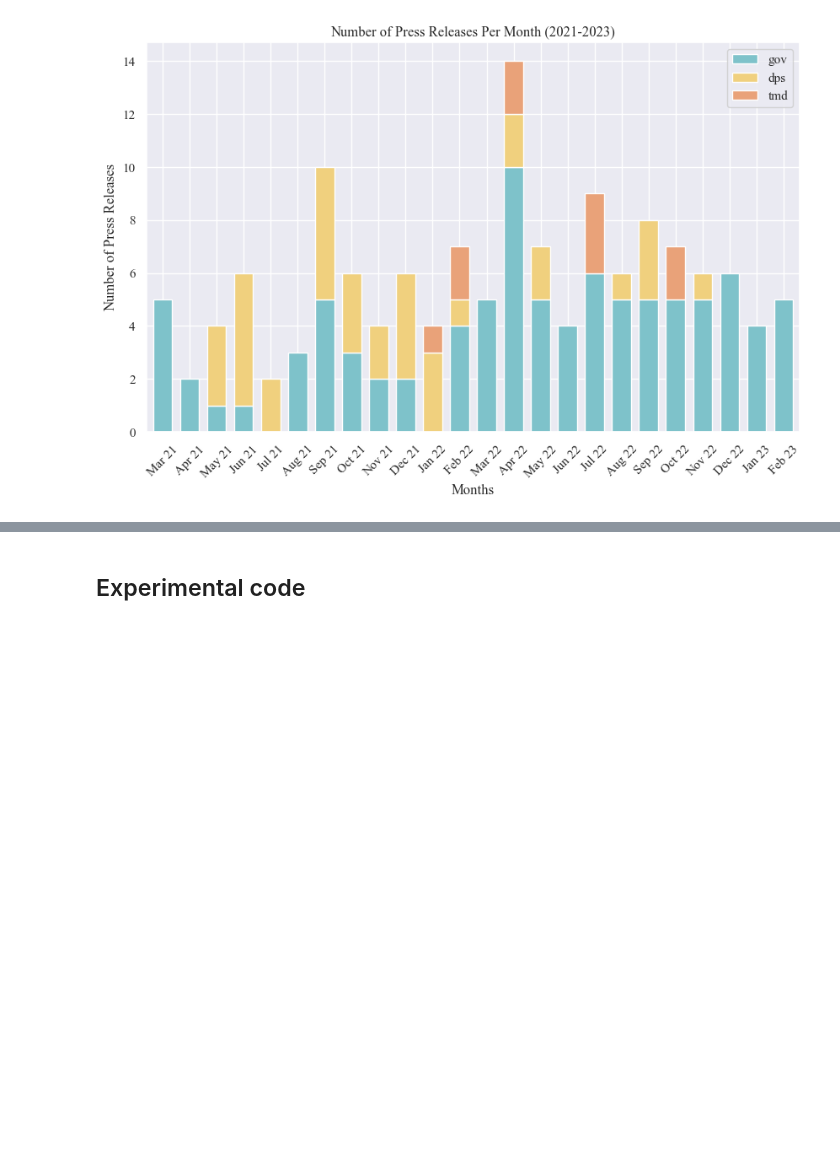
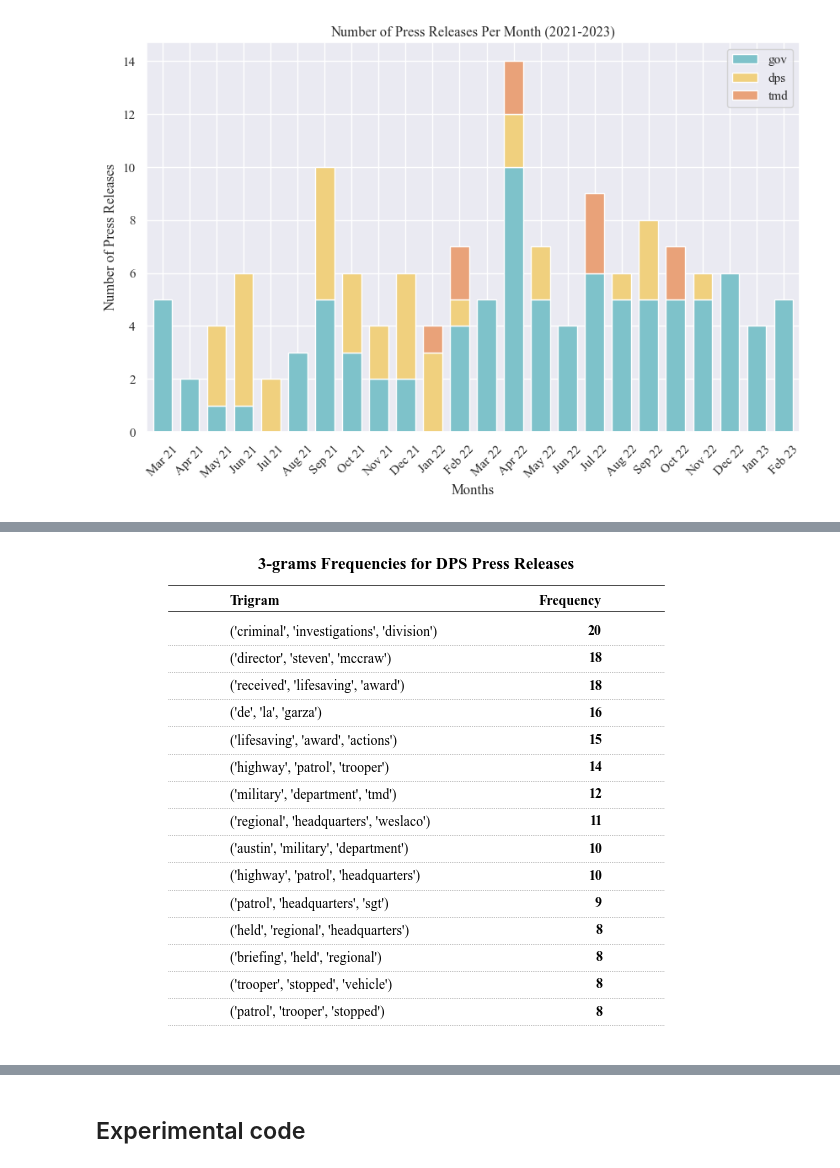
Before and after one commit to djryn/OLS_resesarch, a Jupyter notebook: combined_analysis.ipynb, the cells around one changed output, grey strips where cells are left out. Drawn from its saved outputs; the diff is of its cells as text; code cells hidden in the pictures; blank space fills up the shorter version.

```diff
--- a/combined_analysis.ipynb
+++ b/combined_analysis.ipynb
@@ -123,0 +128,7 @@ plt.show()
+# %%
+# function to replace a list of words with another word
+def rep(s, words):
+    for key in words:
+        for value in words[key]:
+            s = s.replace(value, key)
+    return s
@@ -123,0 +176,8 @@ plt.show()
+# %%
+# more experimenting with formatting
+df_dps_tri = pd.DataFrame(list(dps_trigram_freq.items()), columns=['Trigram', 'Frequency'])
+dps_top15 = df_dps_tri.sort_values('Frequency', ascending=False).head(15)
+
+print("3-grams for DPS Press Releases")
+print(dps_top15)
+dps_top15.to_csv('Trigrams/Press Releases/dps_trigrams.csv', index=False)
@@ -123,0 +206,43 @@ plt.show()
+# %%
+import matplotlib.pyplot as plt
+# Custom format my own table to display trigrams
+plt.rcParams['font.family'] = 'Times New Roman'
+
+fig, ax = plt.subplots(figsize=(8,6))
+rows = len(dps_top15)
+cols = len(dps_top15.columns)
+
+ax.set_ylim(-1, rows + 1)
+ax.set_xlim(0, cols + .5)
+
+for i, (_, row) in enumerate(dps_top15.iterrows()):
+
+    ax.text(x=.5, y=rows-i-1, s=row['Trigram'], va='center', ha='left')
+    ax.text(x=2, y=rows-i-1, s=row['Frequency'], va='center', ha='right', weight='bold')
+
+ax.text(.5, 15, 'Trigram', weight='bold', ha='left')
+ax.text(2, 15, 'Frequency', weight='bold', ha='right')
+
+for row in range(rows):
+    ax.plot(
+        [cols-1.75, cols+0.25],
+        [row -.5, row - .5],
+        ls=':',
+        lw='.5',
+        c='grey'
+    )
+
+ax.plot([cols-1.75, cols+0.25], [14.75, 14.75], lw='.5', c='black')
+ax.plot([cols-1.75, cols+0.25], [15.7, 15.7], lw='.5', c='black')
+
+ax.axis('off')
+ax.set_title(
+    '3-grams Frequencies for DPS Press Releases',
+    loc='center',
+    fontsize=12,
+    weight='bold'
+)
+
+plt.savefig('Trigrams/Press Releases/dps_trigrams.png', dpi=250)
+# %% [output]
+[figure, added]
```
Also changed, not shown: parts of 17 cells of this notebook, 26 other files.
